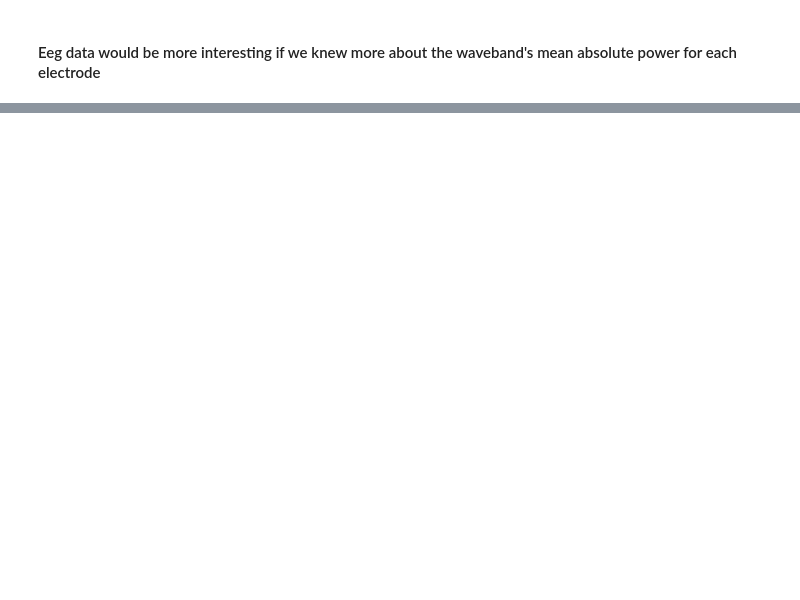
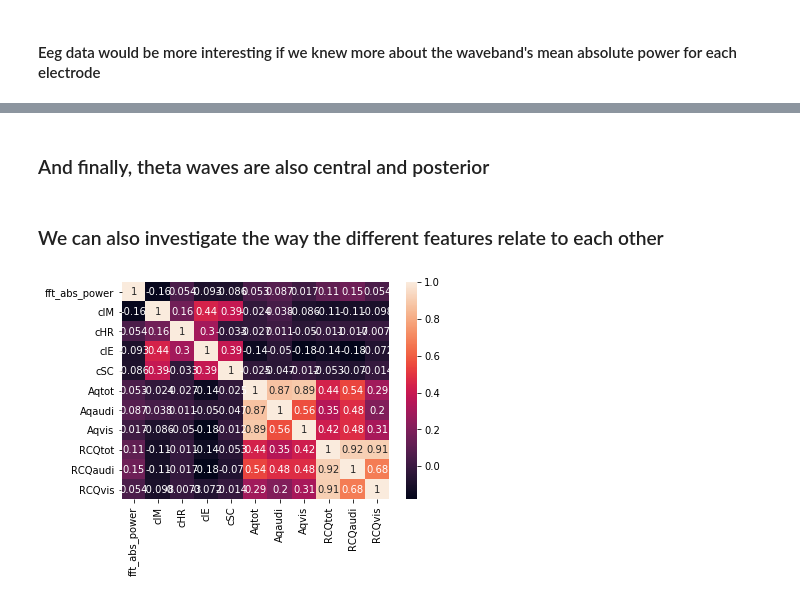
Before and after one commit to brainhack-school2020/ADHDsubtypes_project, a Jupyter notebook: Viz.ipynb, the cells around one changed output, grey strips where cells are left out. Cells and saved outputs as stored; diff of their text form; code cells hidden in the pictures; blank space fills up the shorter version.

Commit message:
Added correlation matrices in Viz.ipynb. Added csv creation for df_analysis (all data into 1 df) in pre_preprocess_analysis.ipynb

```diff
--- a/Viz.ipynb
+++ b/Viz.ipynb
@@ -11,6 +11,7 @@ import os
 df_conners = pd.read_csv('Data/df_connors', index_col=[0])
 df_behavioral = pd.read_csv('Data/df_behavioral', index_col=[0])
 df_eeg = pd.read_csv('Data/df_eeg', index_col=[0])
+df_analysis = pd.read_csv('Data/df_analysis', index_col=[0])
 print(df_conners.dtypes)
 print(df_behavioral.dtypes)
 print(df_eeg.dtypes)
@@ -41,6 +42,7 @@ df_behavioral['id'] = df_behavioral['id'].apply(str)
 df_behavioral['Gender'] = df_behavioral['Gender'].apply(str)
 df_eeg['id'] = df_eeg['id'].apply(str)
 df_eeg['Gender'] = df_eeg['Gender'].apply(str)
+df_analysis['Gender'] = df_analysis['Gender'].apply(str)
 print(df_conners.dtypes)
 print(df_behavioral.dtypes)
 print(df_eeg.dtypes)
@@ -339,0 +365,11 @@ plt.show()
+# %% [markdown]
+### And finally, theta waves are also central and posterior
+# %% [markdown]
+### We can also investigate the way the different features relate to each other
+# %%
+df_alpha = df_analysis.loc[df_analysis['brain_oscillation'] == 'Alpha']
+corrMatrix = df_alpha.corr()
+sns.heatmap(corrMatrix, annot=True)
+plt.show()
+# %% [output]
+[figure, added]
```
Also changed, not shown: parts of 28 cells of this notebook, 1 other file.
